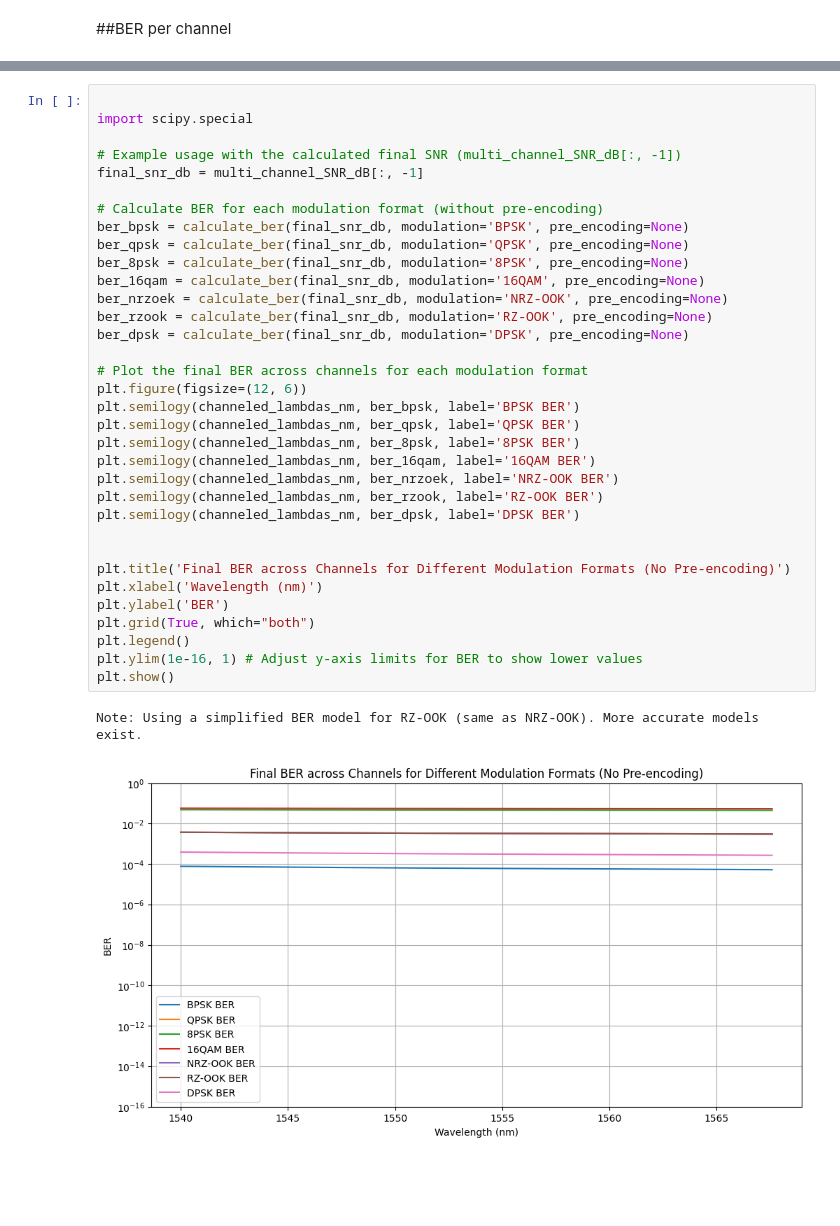
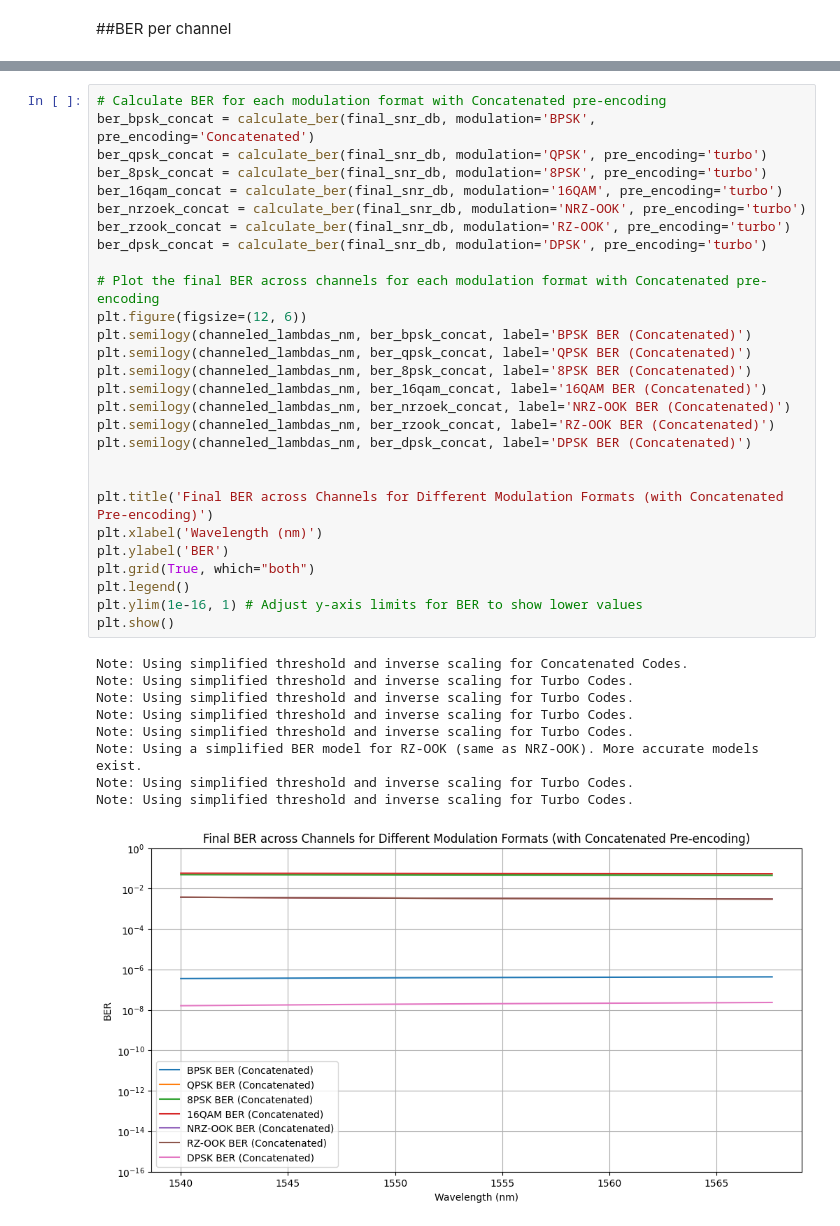
Before and after one commit to EnochYounceSAIC/FiberOptics, a Jupyter notebook: weekfive/channels.ipynb, the cells around one changed output, grey strips where cells are left out. Cells and saved outputs as stored; diff of their text form; blank space fills up the shorter version.

```diff
--- a/weekfive/channels.ipynb
+++ b/weekfive/channels.ipynb
@@ -755,37 +820,38 @@ Channel 69 (1567.60 nm): 8.76 dB
 # %%
+# Calculate BER for each modulation format with Concatenated pre-encoding
+ber_bpsk_concat = calculate_ber(final_snr_db, modulation='BPSK', pre_encoding='Concatenated')
+ber_qpsk_concat = calculate_ber(final_snr_db, modulation='QPSK', pre_encoding='turbo')
+ber_8psk_concat = calculate_ber(final_snr_db, modulation='8PSK', pre_encoding='turbo')
+ber_16qam_concat = calculate_ber(final_snr_db, modulation='16QAM', pre_encoding='turbo')
+ber_nrzoek_concat = calculate_ber(final_snr_db, modulation='NRZ-OOK', pre_encoding='turbo')
+ber_rzook_concat = calculate_ber(final_snr_db, modulation='RZ-OOK', pre_encoding='turbo')
+ber_dpsk_concat = calculate_ber(final_snr_db, modulation='DPSK', pre_encoding='turbo')
 
-import scipy.special
-
-# Example usage with the calculated final SNR (multi_channel_SNR_dB[:, -1])
-final_snr_db = multi_channel_SNR_dB[:, -1]
-
-# Calculate BER for each modulation format (without pre-encoding)
-ber_bpsk = calculate_ber(final_snr_db, modulation='BPSK', pre_encoding=None)
-ber_qpsk = calculate_ber(final_snr_db, modulation='QPSK', pre_encoding=None)
-ber_8psk = calculate_ber(final_snr_db, modulation='8PSK', pre_encoding=None)
-ber_16qam = calculate_ber(final_snr_db, modulation='16QAM', pre_encoding=None)
-ber_nrzoek = calculate_ber(final_snr_db, modulation='NRZ-OOK', pre_encoding=None)
-ber_rzook = calculate_ber(final_snr_db, modulation='RZ-OOK', pre_encoding=None)
-ber_dpsk = calculate_ber(final_snr_db, modulation='DPSK', pre_encoding=None)
-
-# Plot the final BER across channels for each modulation format
+# Plot the final BER across channels for each modulation format with Concatenated pre-encoding
 plt.figure(figsize=(12, 6))
-plt.semilogy(channeled_lambdas_nm, ber_bpsk, label='BPSK BER')
-plt.semilogy(channeled_lambdas_nm, ber_qpsk, label='QPSK BER')
-plt.semilogy(channeled_lambdas_nm, ber_8psk, label='8PSK BER')
-plt.semilogy(channeled_lambdas_nm, ber_16qam, label='16QAM BER')
-plt.semilogy(channeled_lambdas_nm, ber_nrzoek, label='NRZ-OOK BER')
-plt.semilogy(channeled_lambdas_nm, ber_rzook, label='RZ-OOK BER')
-plt.semilogy(channeled_lambdas_nm, ber_dpsk, label='DPSK BER')
+plt.semilogy(channeled_lambdas_nm, ber_bpsk_concat, label='BPSK BER (Concatenated)')
+plt.semilogy(channeled_lambdas_nm, ber_qpsk_concat, label='QPSK BER (Concatenated)')
+plt.semilogy(channeled_lambdas_nm, ber_8psk_concat, label='8PSK BER (Concatenated)')
+plt.semilogy(channeled_lambdas_nm, ber_16qam_concat, label='16QAM BER (Concatenated)')
+plt.semilogy(channeled_lambdas_nm, ber_nrzoek_concat, label='NRZ-OOK BER (Concatenated)')
+plt.semilogy(channeled_lambdas_nm, ber_rzook_concat, label='RZ-OOK BER (Concatenated)')
+plt.semilogy(channeled_lambdas_nm, ber_dpsk_concat, label='DPSK BER (Concatenated)')
 
 
-plt.title('Final BER across Channels for Different Modulation Formats (No Pre-encoding)')
+plt.title('Final BER across Channels for Different Modulation Formats (with Concatenated Pre-encoding)')
 plt.xlabel('Wavelength (nm)')
 plt.ylabel('BER')
 plt.grid(True, which="both")
 plt.legend()
 plt.ylim(1e-16, 1) # Adjust y-axis limits for BER to show lower values
 plt.show()
 # %% [output]
+Note: Using simplified threshold and inverse scaling for Concatenated Codes.
+Note: Using simplified threshold and inverse scaling for Turbo Codes.
+Note: Using simplified threshold and inverse scaling for Turbo Codes.
+Note: Using simplified threshold and inverse scaling for Turbo Codes.
+Note: Using simplified threshold and inverse scaling for Turbo Codes.
 Note: Using a simplified BER model for RZ-OOK (same as NRZ-OOK). More accurate models exist.
+Note: Using simplified threshold and inverse scaling for Turbo Codes.
+Note: Using simplified threshold and inverse scaling for Turbo Codes.
-[figure, old version]
+[figure, new version]
```
Also changed, not shown: parts of 4 cells of this notebook.
